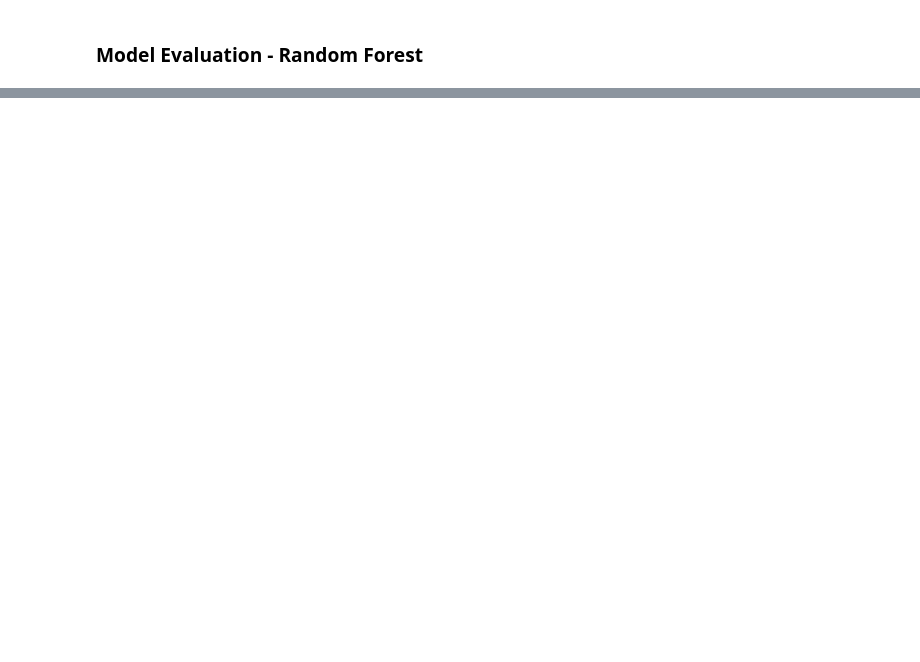
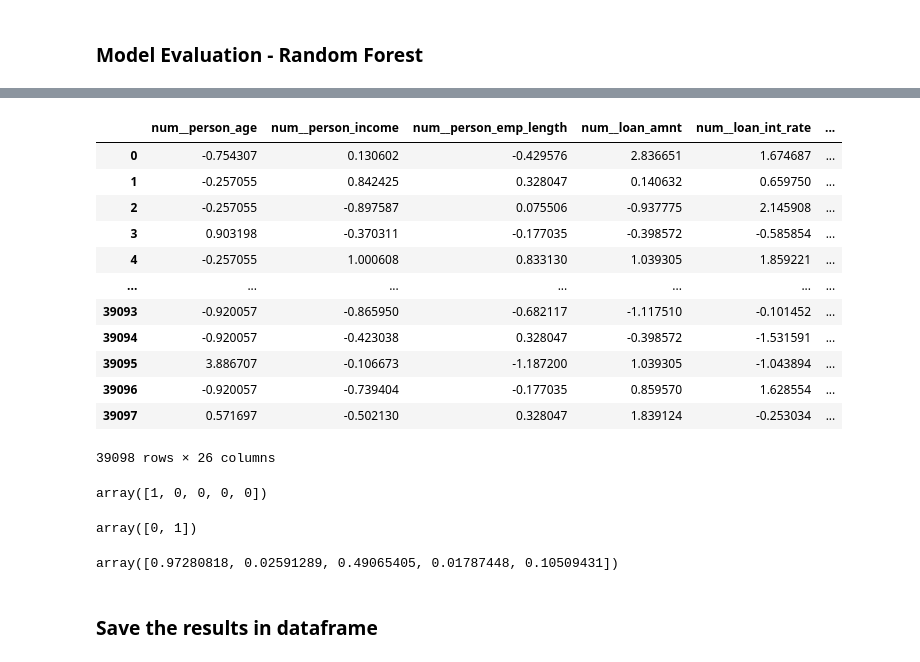
Before and after one commit to AnjaliTakale/Machine-Learning, a Jupyter notebook: 10. Ensemble/Ensemble.ipynb, the cells around one changed output, grey strips where cells are left out. Saved outputs shown, nothing was run; the diff lists cells and outputs as text; code cells hidden in the pictures; blank space fills up the shorter version.

```diff
--- a/10. Ensemble/Ensemble.ipynb
+++ b/10. Ensemble/Ensemble.ipynb
@@ -286,0 +484,3 @@ RandomForestClassifier(max_depth=4, min_samples_split=5, n_estimators=50)
+# %%
+xnew = pd.read_csv("test_loan.csv")
+xnew.head()
@@ -286,0 +518,33 @@ RandomForestClassifier(max_depth=4, min_samples_split=5, n_estimators=50)
+# %%
+xnew_pre = pre.transform(xnew)
+xnew_pre
+# %% [output]
+|  | num__person_age | num__person_income | num__person_emp_length | num__loan_amnt | num__loan_int_rate | ... |
+| 0 | -0.754307 | 0.130602 | -0.429576 | 2.836651 | 1.674687 | ... |
+| 1 | -0.257055 | 0.842425 | 0.328047 | 0.140632 | 0.659750 | ... |
+| 2 | -0.257055 | -0.897587 | 0.075506 | -0.937775 | 2.145908 | ... |
+| 3 | 0.903198 | -0.370311 | -0.177035 | -0.398572 | -0.585854 | ... |
+| 4 | -0.257055 | 1.000608 | 0.833130 | 1.039305 | 1.859221 | ... |
+| ... | ... | ... | ... | ... | ... | ... |
+| 39093 | -0.920057 | -0.865950 | -0.682117 | -1.117510 | -0.101452 | ... |
+| 39094 | -0.920057 | -0.423038 | 0.328047 | -0.398572 | -1.531591 | ... |
+| 39095 | 3.886707 | -0.106673 | -1.187200 | 1.039305 | -1.043894 | ... |
+| 39096 | -0.920057 | -0.739404 | -0.177035 | 0.859570 | 1.628554 | ... |
+| 39097 | 0.571697 | -0.502130 | 0.328047 | 1.839124 | -0.253034 | ... |
+39098 rows × 26 columns
+# %%
+preds = best_gb.predict(xnew_pre)
+preds[0:5]
+# %% [output]
+array([1, 0, 0, 0, 0])
+# %%
+best_gb.classes_
+# %% [output]
+array([0, 1])
+# %%
+probs = best_gb.predict_proba(xnew_pre)[:, 1]
+probs[0:5]
+# %% [output]
+array([0.97280818, 0.02591289, 0.49065405, 0.01787448, 0.10509431])
+# %% [markdown]
+### Save the results in dataframe
```
Also changed, not shown: parts of 48 cells of this notebook, 2 other files.
